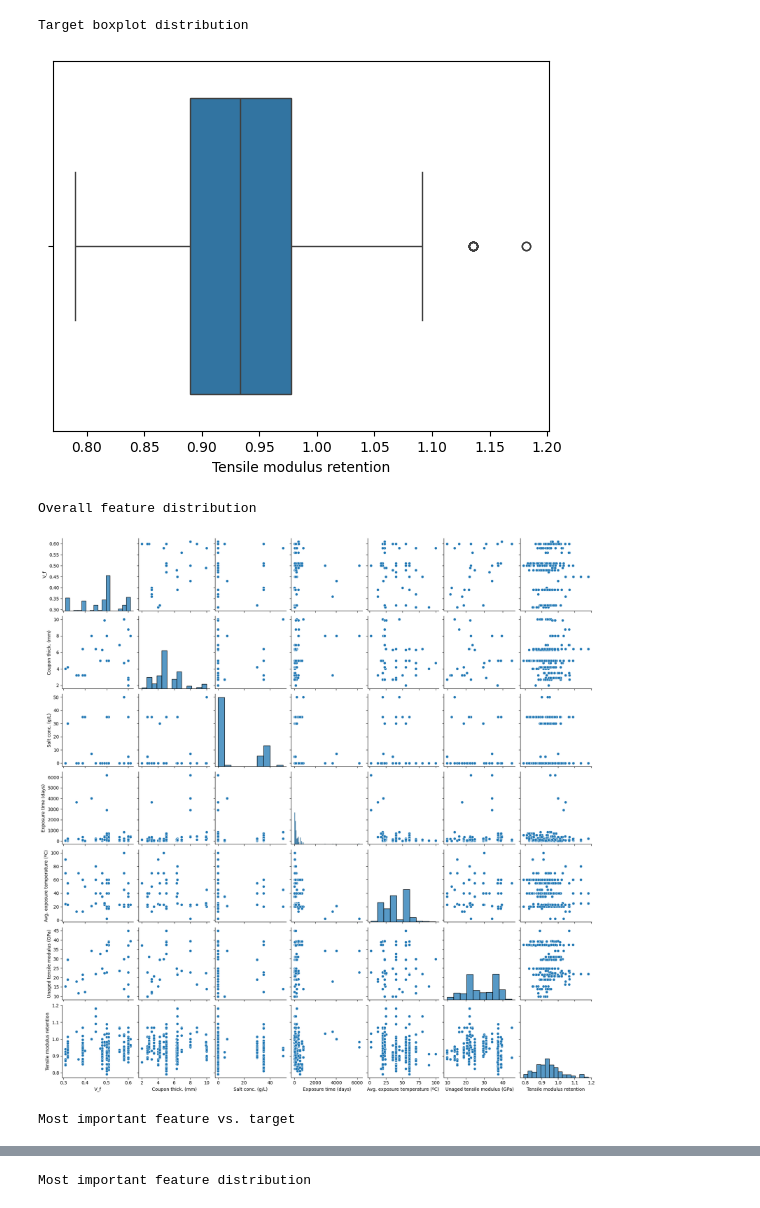
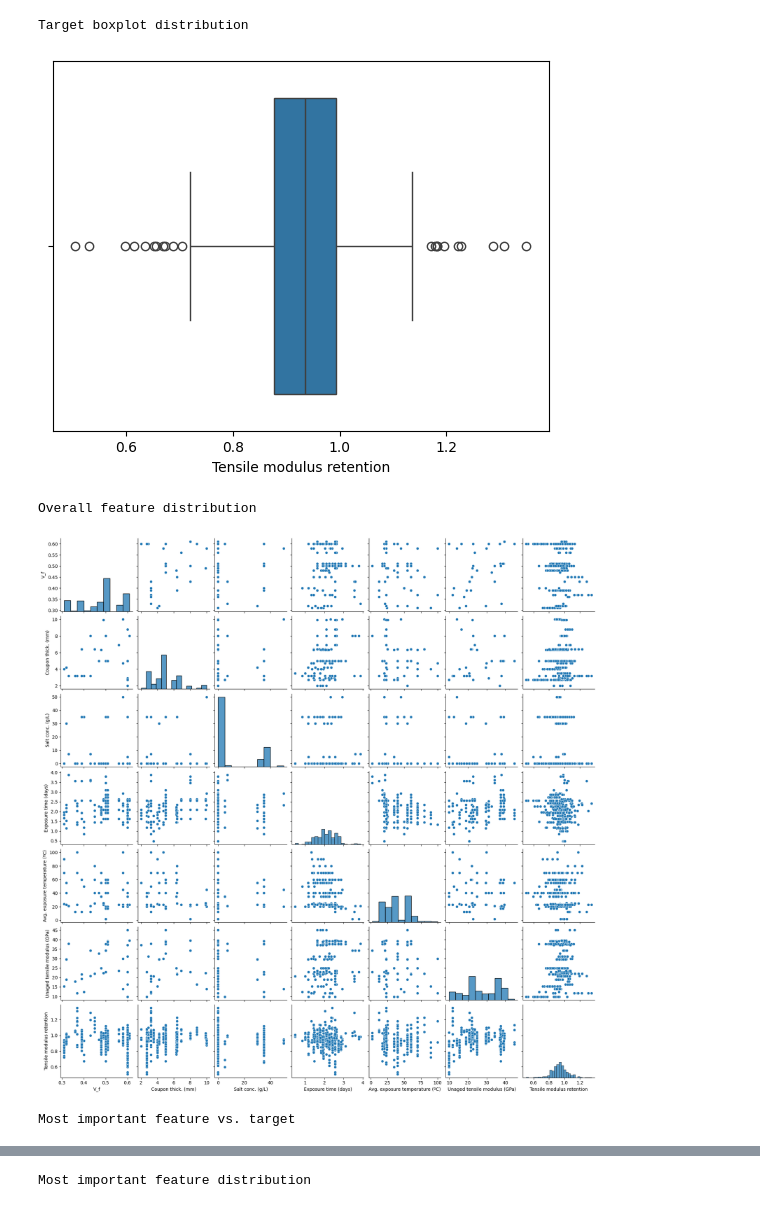
Before and after one commit to jpdspz/frp-aging-xgboost, a Jupyter notebook: frp-aging-xgboost.ipynb, the cells around one changed output, grey strips where cells are left out. Cells and saved outputs as stored; diff of their text form; code cells hidden in the pictures.

```diff
--- a/frp-aging-xgboost.ipynb
+++ b/frp-aging-xgboost.ipynb
@@ -35,7 +34,7 @@ print(now.strftime("%d/%m/%Y %H:%M:%S"))
 def load_dataset(
         target='Tensile modulus retention',
         file_path=str(os.getcwd()) + '\\Entradas\\degrad_dataset.csv',
-        min_target_counts=2,
+        min_target_counts=1,
         cols_to_drop=['Author',
             'Type of resin',
             'Isophtalic polyester resin',
@@ -718,0 +712,3 @@ R²: 0.56 ± 0.09
+# %%
+predictor = Predictor(target='Tensile modulus retention')
+predictor.train(n_runs=4, log_transf=['Exposure time (days)'])
@@ -723,8 +754,8 @@ predictor.plot_learning_curves()
 # %%
-predictor.plot_feature_distribution()
+predictor.plot_feature_distribution(main_feature='Exposure time (days)')
 # %% [output]
 Target boxplot distribution
-[figure, old version]
+[figure, new version]
 Overall feature distribution
-[figure, old version]
+[figure, new version]
 Most important feature vs. target
```
Also changed, not shown: parts of 14 cells of this notebook.
